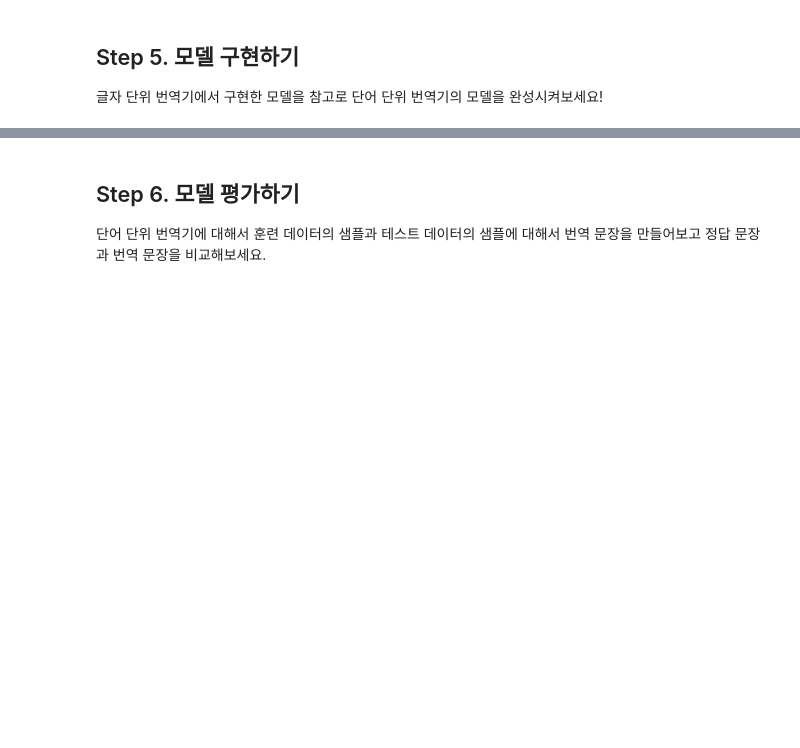
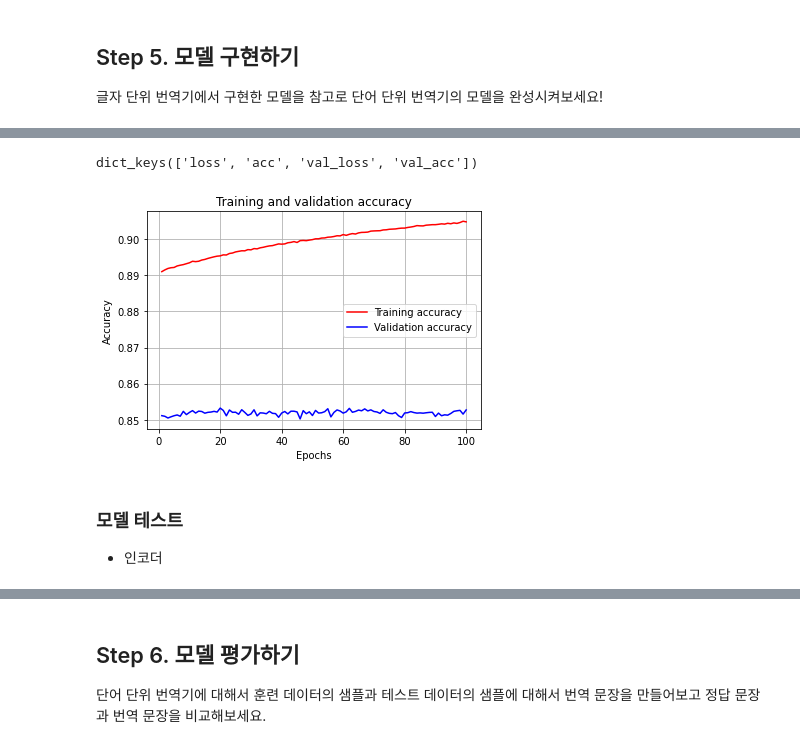
Before and after one commit to YesicaKim/E15_translator_seq2seq, a Jupyter notebook: E15_translator_seq2seq.ipynb, the cells around one changed output, grey strips where cells are left out. Drawn from its saved outputs; the diff is of its cells as text; code cells hidden in the pictures; blank space fills up the shorter version.

```diff
--- a/E15_translator_seq2seq.ipynb
+++ b/E15_translator_seq2seq.ipynb
@@ -596,0 +882,30 @@ tokenizer.texts_to_sequences()를 사용하여 모든 샘플에 대해서 정수
+# %%
+import matplotlib.pyplot as plt
+
+history_dict = history.history
+print(history_dict.keys()) # epoch에 따른 그래프를 그려볼 수 있는 항목들
+
+acc = history_dict['acc']
+val_acc = history_dict['val_acc']
+loss = history_dict['loss']
+val_loss = history_dict['val_loss']
+
+epochs = range(1, len(acc) + 1)
+
+# 빨간 실선으로 표시
+plt.plot(epochs, acc, 'r', label='Training accuracy')
+# 파란 실선으로 표시
+plt.plot(epochs, val_acc, 'b', label='Validation accuracy')
+plt.title('Training and validation accuracy')
+plt.xlabel('Epochs')
+plt.ylabel('Accuracy')
+plt.grid()
+plt.legend()
+
+plt.show()
+# %% [output]
+dict_keys(['loss', 'acc', 'val_loss', 'val_acc'])
+[figure, added]
+# %% [markdown]
+### 모델 테스트
+- 인코더
```
Also changed, not shown: parts of 58 cells of this notebook, 1 other file.
